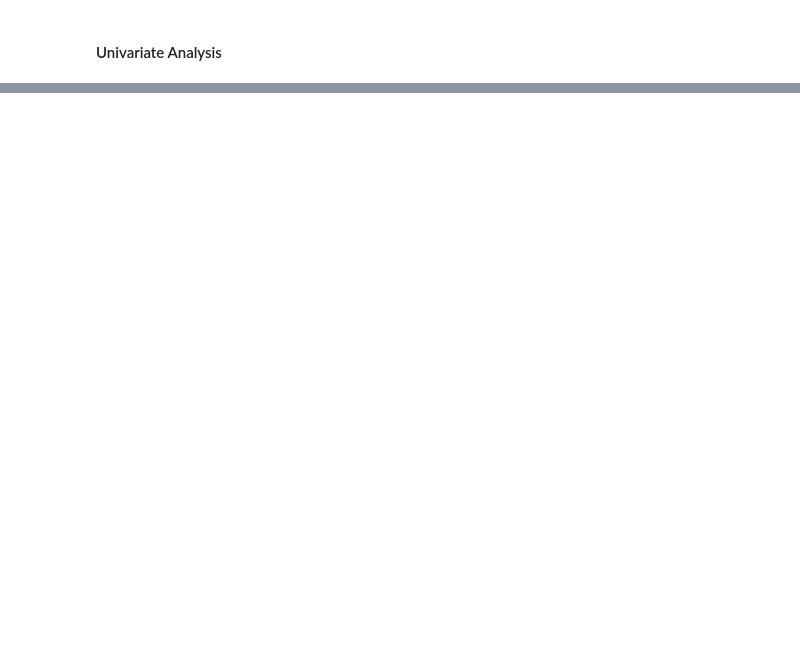
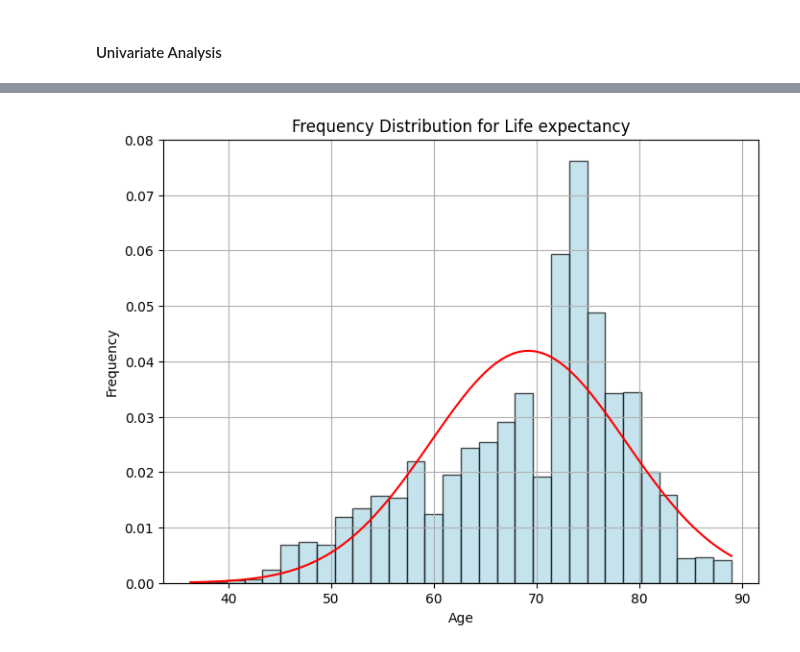
Before and after one commit to Helzheng123/datasci_3_eda, a Jupyter notebook: datasci_3_eda_hha507wk3.ipynb, the cells around one changed output, grey strips where cells are left out. Drawn from its saved outputs; the diff is of its cells as text; code cells hidden in the pictures; blank space fills up the shorter version.

```diff
--- a/datasci_3_eda_hha507wk3.ipynb
+++ b/datasci_3_eda_hha507wk3.ipynb
@@ -196,0 +257,11 @@ data[['infantdeaths', 'adultmortality', 'measles']].describe()
+# %%
+# Calculating the measures of central tendency for life expectancy
+# mean, median, mode
+
+mean_life_expectancy = data['Life expectancy'].mean()
+median_life_expectancy = data['Life expectancy'].median()
+mode_life_expectancy = data['Life expectancy'].mode().iloc[0]
+
+print(f'Mean for Life expectancy:', mean_life_expectancy)
+print(f'Median for Life expectancy:', median_life_expectancy)
+print(f'Mode for Life expectancy:', mode_life_expectancy)
@@ -196,0 +272,13 @@ data[['infantdeaths', 'adultmortality', 'measles']].describe()
+# %%
+# Calculating the spread for life expectancy
+# range, variance, standard deviation, IQR (interquartile range)
+
+range_life_expectancy = data['Life expectancy'].max() - data['Life expectancy'].min()
+variance_life_expectancy = data['Life expectancy'].var()
+std_dev_life_expectancy = data['Life expectancy'].std()
+iqr_life_expectancy = data['Life expectancy'].quantile(0.75) - data['Life expectancy'].quantile(0.25)
+
+print(f'Range for Life expectancy:', range_life_expectancy)
+print(f'Variance for Life expectancy:', variance_life_expectancy)
+print(f'Standard Deviation for Life expectancy:', std_dev_life_expectancy)
+print(f'IQR for Life expectancy:', iqr_life_expectancy)
@@ -196,0 +326,17 @@ data[['infantdeaths', 'adultmortality', 'measles']].describe()
+# %%
+# Histogram for Life Expectancy
+
+plt.figure(figsize=(8,6))
+plt.hist(data['Life expectancy'], bins=30, density=True, alpha=0.7, color='lightblue', edgecolor='black')
+plt.title('Frequency Distribution for Life expectancy')
+plt.xlabel('Age')
+plt.ylabel('Frequency')
+plt.grid(True)
+
+x = np.linspace(min(data['Life expectancy']), max(data['Life expectancy']), 100)
+pdf = (1/(std_dev_life_expectancy * np.sqrt(2*np.pi))) * np.exp(-(x - mean_life_expectancy)**2 / (2*std_dev_life_expectancy**2))
+plt.plot(x, pdf, color='red', label='PDF')
+
+plt.show()
+# %% [output]
+[figure, added]
```
Also changed, not shown: parts of 33 cells of this notebook.
